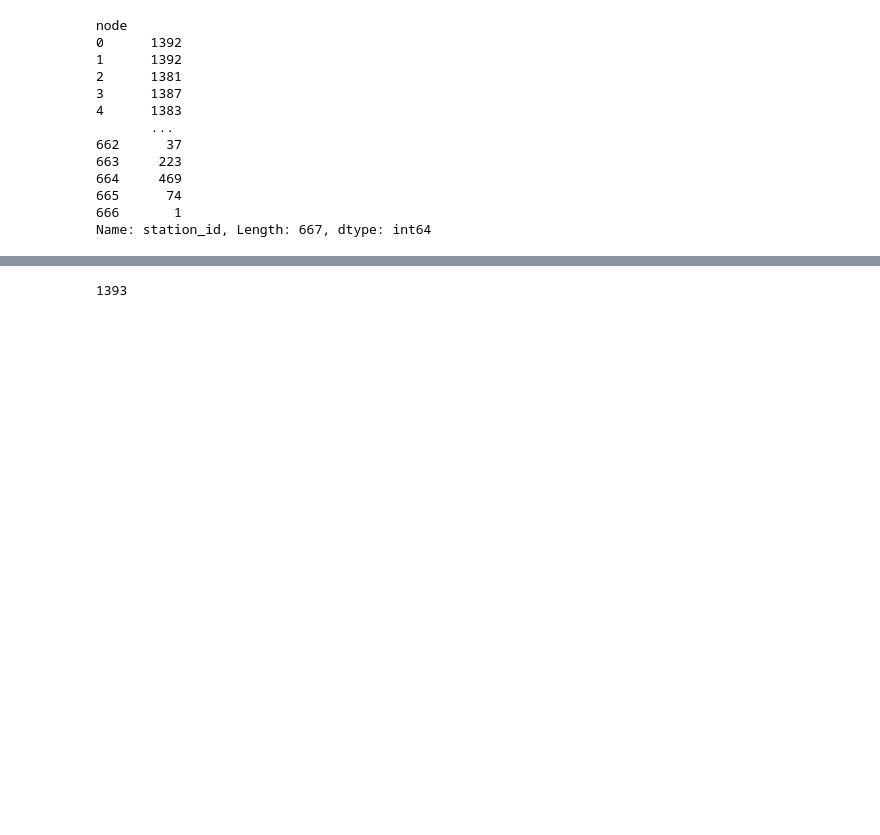
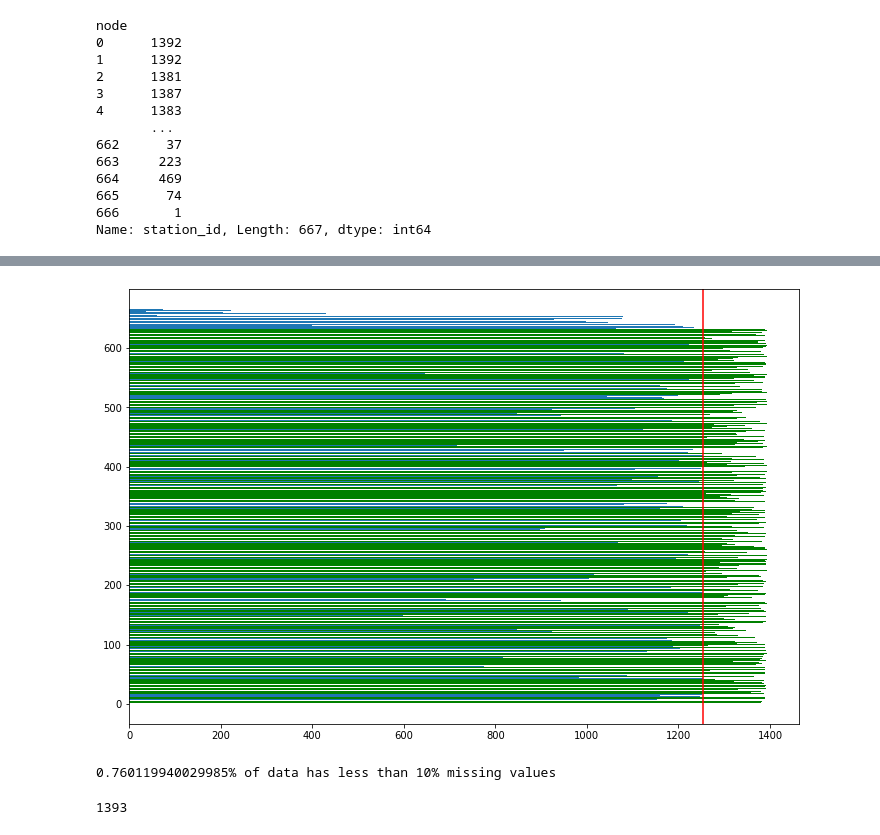
Before and after one commit to garaujo94/msc_postprocessing_weather, a Jupyter notebook: notebooks/graphs/Graph Building.ipynb, the cells around one changed output, grey strips where cells are left out. Cells and saved outputs as stored; diff of their text form; code cells hidden in the pictures; blank space fills up the shorter version.

Commit message:
Look for station with > 10% of NA. EDA for these stations. Drop stations with > 10% of NA

```diff
--- a/notebooks/graphs/Graph Building.ipynb
+++ b/notebooks/graphs/Graph Building.ipynb
@@ -13,5 +12,5 @@ Using backend: pytorch
 # %%
-df = pd.read_csv('../data/data_initial_preprocessing.csv')
+df = pd.read_csv('../../data/data_initial_preprocessing.csv')
 df.shape
 # %% [output]
 (843915, 12)
@@ -166,7 +165,8 @@ Index(['station_id', 'lat', 'long', 'year', 'month', 'day', 'hour', 'forecast',
        'gridpp', 'observation', 'observation_quality', 'gridpp_error', 'node'],
       dtype='object')
 # %%
-df.groupby(['node']).count()['station_id']
+missing_analysis = df.groupby(['node']).count()['station_id'].copy()
+missing_analysis
 # %% [output]
 node
 0      1392
@@ -184,3 +200,17 @@ Name: station_id, Length: 667, dtype: int64
+# %%
+limite = missing_analysis.max()*0.9
+
+plt.figure(figsize=(12,8))
+plt.barh(missing_analysis[missing_analysis > limite].index, missing_analysis[missing_analysis > limite], color='green')
+plt.barh(missing_analysis[missing_analysis < limite].index, missing_analysis[missing_analysis < limite])
+plt.axvline(limite, color='red')
+plt.show()
+# %% [output]
+[figure, added]
+# %%
+print(f'{missing_analysis[missing_analysis > limite].shape[0]/missing_analysis.shape[0]}% of data has less than 10% missing values')
+# %% [output]
+0.760119940029985% of data has less than 10% missing values
 # %%
 df.groupby(['node']).count()['station_id'].max()
 # %% [output]
```
Also changed, not shown: parts of 3 cells of this notebook, 8 other files.
